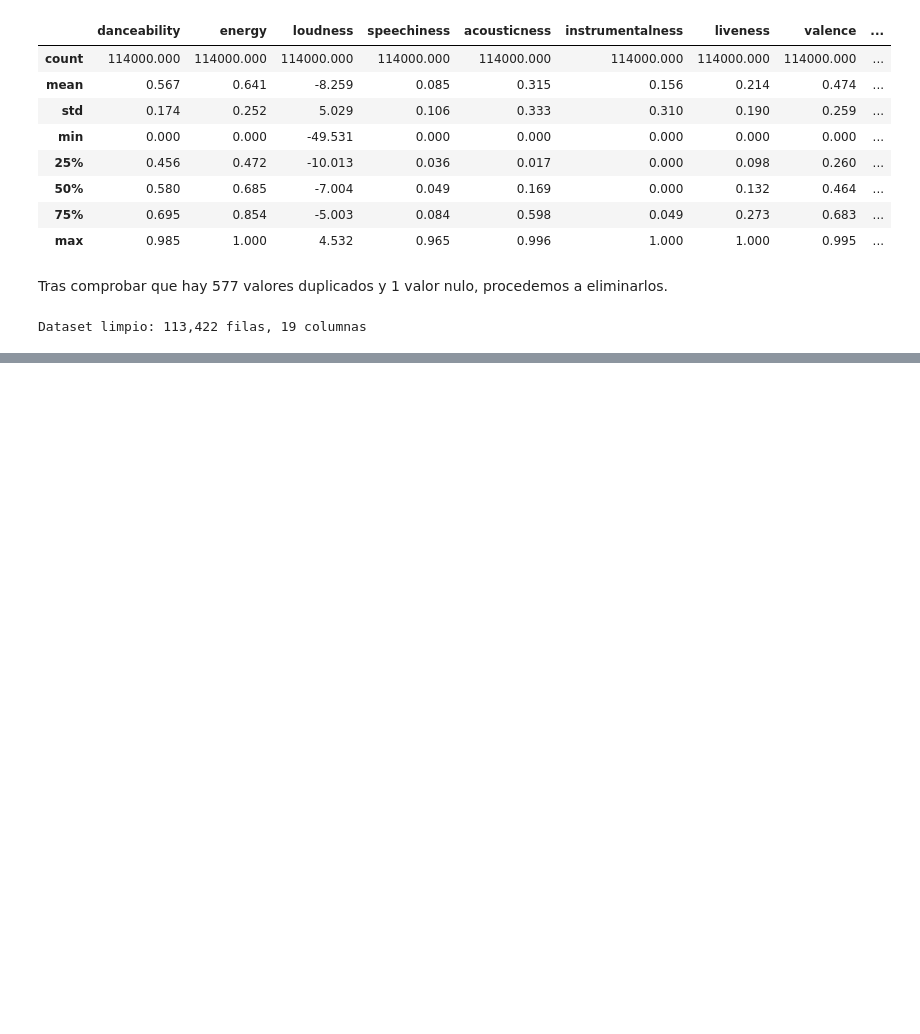
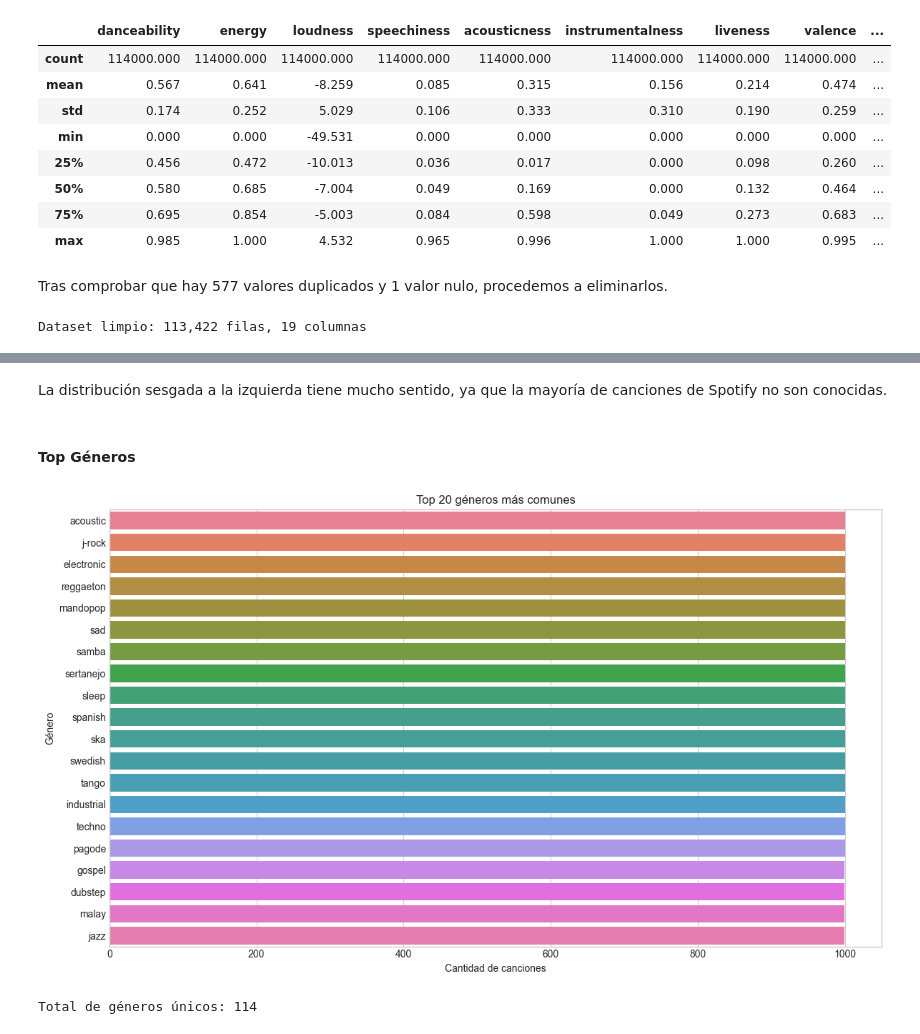
Before and after one commit to alegonzjur/SpotifyRecommender, a Jupyter notebook: notebooks/01_eda_audio_features.ipynb, the cells around one changed output, grey strips where cells are left out. Cells and saved outputs as stored; diff of their text form; code cells hidden in the pictures; blank space fills up the shorter version.

```diff
--- a/notebooks/01_eda_audio_features.ipynb
+++ b/notebooks/01_eda_audio_features.ipynb
@@ -138,0 +230,25 @@ Dataset limpio: 113,422 filas, 19 columnas
+# %% [markdown]
+La distribución sesgada a la izquierda tiene mucho sentido, ya que la mayoría de canciones de Spotify no son conocidas.
+# %% [markdown]
+#### Top Géneros
+# %%
+# Seleccionar los 20 géneros más comunes
+top_generos = df['track_genre'].value_counts().head(20)
+
+# Configuración de gráfico.
+fig, ax = plt.subplots(figsize=(12, 7))
+sns.barplot(x=top_generos.values, y=top_generos.index, ax=ax, palette='husl')
+ax.set_xlabel('Cantidad de canciones')
+ax.set_ylabel('Género')
+ax.set_title('Top 20 géneros más comunes')
+
+# Mostrar el gráfico.
+plt.tight_layout()
+plt.savefig('../reports/figures/top_generos.png', dpi=150, bbox_inches='tight')
+plt.show()
+
+# Total de géneros únicos.
+print(f"\nTotal de géneros únicos: {df['track_genre'].nunique()}")
+# %% [output]
+[figure, added]
+Total de géneros únicos: 114
```
Also changed, not shown: parts of 36 cells of this notebook.
